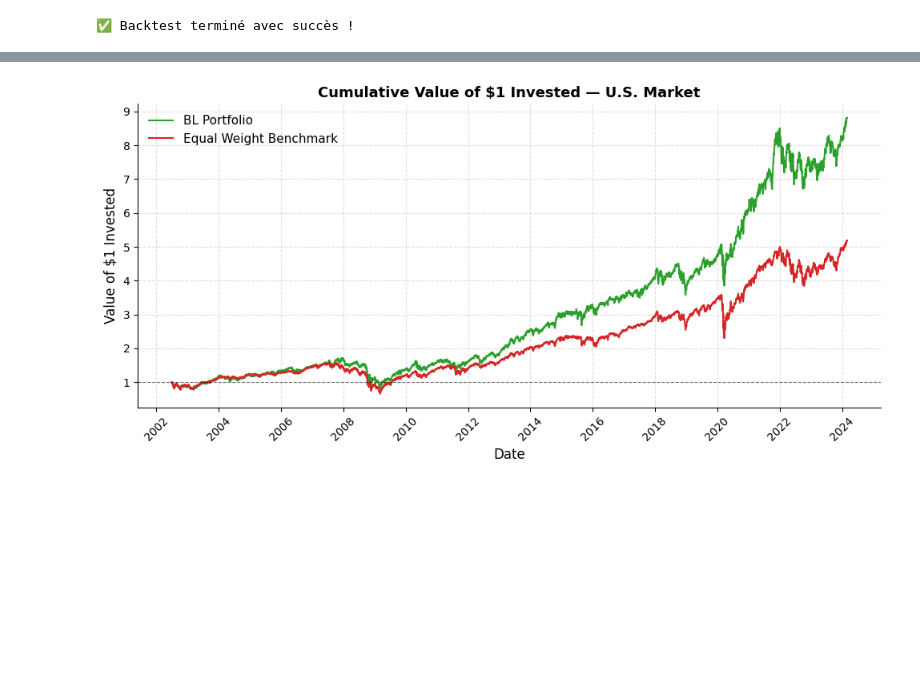
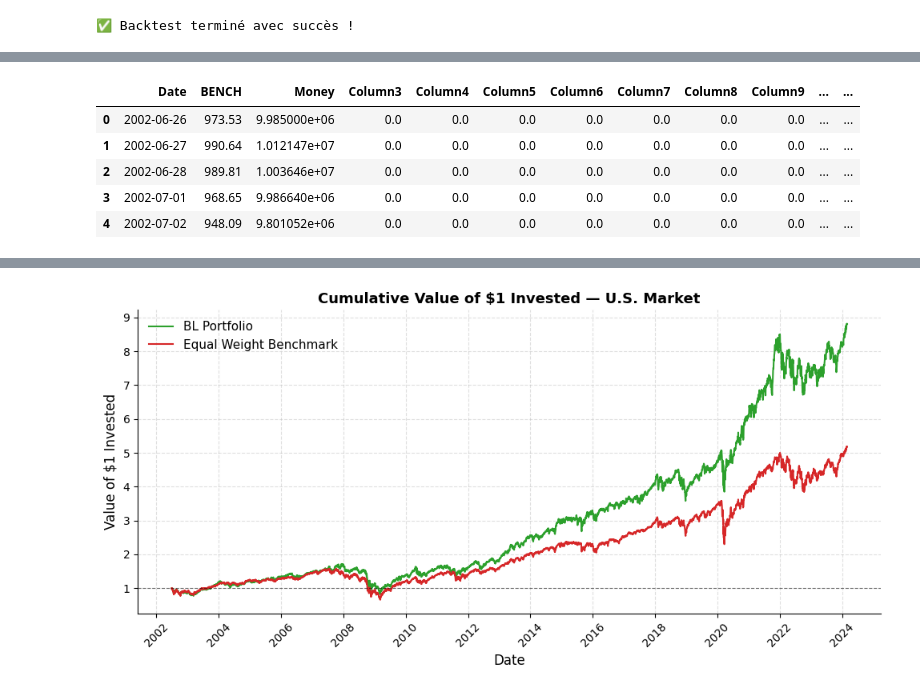
Before and after one commit to MaloBardin/Research-Project, a Jupyter notebook: Fix-Length US.ipynb, the cells around one changed output, grey strips where cells are left out. Cells and saved outputs as stored; diff of their text form; code cells hidden in the pictures; blank space fills up the shorter version.

```diff
--- a/Fix-Length US.ipynb
+++ b/Fix-Length US.ipynb
@@ -507,0 +420,93 @@ console.print("\n[green]✅ Backtest terminé avec succès ![/green]\n")
+# %%
+def MomentumStrategy(df, hist=6, hold=3, proportion=3, fees=False, start=0, alpha=0.99, rf=0.04):
+
+    hist_days = hist * 21
+    hold_days = hold * 21
+    asset_cols = list(range(2, df.shape[1]))
+
+    money        = 10_000_000
+    next_rebal   = start + hist_days
+    current_qtys = {}
+    daily_results = []
+
+    for day in range(start + hist_days, df.shape[0]):
+
+        if day == next_rebal:
+            scores = []
+            for col in asset_cols:
+                ret = df.iloc[day, col] / df.iloc[day - hist_days, col] - 1
+                scores.append((ret, col))
+
+            scores.sort(reverse=True)
+            long_cols = [col for _, col in scores[:proportion]]
+
+            if current_qtys:
+                money = sum(current_qtys[col] * df.iloc[day, col] for col in current_qtys)
+
+            if fees:
+                money -= 0.0005 * money * proportion
+
+            alloc = money / proportion
+            current_qtys = {col: alloc / df.iloc[day, col] for col in long_cols}
+            next_rebal = day + hold_days
+
+        portfolio_value = sum(current_qtys[col] * df.iloc[day, col] for col in current_qtys)
+
+        # --- Quantités par actif (0 si non détenu ce jour) ---
+        row = {
+            "Date":  df.iloc[day, 0],
+            "BENCH": df.iloc[day, 1],
+            "Money": portfolio_value
+        }
+        for col in asset_cols:
+            col_name = df.columns[col]  # nom de la colonne d'origine
+            row[col_name] = current_qtys.get(col, 0.0)
+
+        daily_results.append(row)
+
+    ResultDf = pd.DataFrame(daily_results).reset_index(drop=True)
+    n_days   = len(ResultDf)
+
+    # --- Portfolio metrics ---
+    pf_returns     = ResultDf["Money"].pct_change().dropna()
+    rf_daily       = rf / 252
+    excess_returns = pf_returns - rf_daily
+    sharpe         = excess_returns.mean() / excess_returns.std() * np.sqrt(252)
+    ann_return     = (ResultDf["Money"].iloc[-1] / ResultDf["Money"].iloc[0]) ** (252 / n_days) - 1
+    ann_vol        = pf_returns.std() * np.sqrt(252)
+    var            = -pf_returns.quantile(1 - alpha)
+    es             = -pf_returns[pf_returns <= -var].mean()
+    cummax         = ResultDf["Money"].cummax()
+    mdd            = (ResultDf["Money"] / cummax - 1).min()
+    mdd_date       = ResultDf.loc[(ResultDf["Money"] / cummax - 1).idxmin(), "Date"]
+
+    # --- Bench metrics ---
+    bench_series   = df.iloc[start + hist_days : start + hist_days + n_days, 1].reset_index(drop=True)
+    bench_returns  = bench_series.pct_change().dropna()
+    bench_excess   = bench_returns - rf_daily
+    bench_sharpe   = bench_excess.mean() / bench_excess.std() * np.sqrt(252)
+    bench_ann_ret  = (bench_series.iloc[-1] / bench_series.iloc[0]) ** (252 / n_days) - 1
+    bench_ann_vol  = bench_returns.std() * np.sqrt(252)
+    bench_var      = -bench_returns.quantile(1 - alpha)
+    bench_es       = -bench_returns[bench_returns <= -bench_var].mean()
+    bench_cummax   = bench_series.cummax()
+    bench_mdd      = (bench_series / bench_cummax - 1).min()
+
+    print("=" * 52)
+    print(f"  {'Métrique':<20} {'Portfolio':>12} {'BENCH':>12}")
+    print("=" * 52)
+    print(f"  {'Ann. Return':<20} {ann_return:>11.2%} {bench_ann_ret:>11.2%}")
+    print(f"  {'Ann. Vol':<20} {ann_vol:>11.2%} {bench_ann_vol:>11.2%}")
+    print(f"  {'Sharpe':<20} {sharpe:>11.2f} {bench_sharpe:>11.2f}")
+    print(f"  {'VaR daily ({:.0%})':<20} {var:>11.4%} {bench_var:>11.4%}".format(alpha))
+    print(f"  {'ES  daily ({:.0%})':<20} {es:>11.4%} {bench_es:>11.4%}".format(alpha))
+    print(f"  {'MDD':<20} {mdd:>11.2%} {bench_mdd:>11.2%}")
+    print(f"  {'MDD Date':<20} {str(mdd_date):>12}")
+    print("=" * 52)
+
+    return ResultDf
+
+
+MomDframe = MomentumStrategy(df, hist=6, hold=3, proportion=3, fees=True, start=0, alpha=0.99, rf=0.04)
+MomDframe.head()
+# %% [output]
@@ -507,0 +524,6 @@ console.print("\n[green]✅ Backtest terminé avec succès ![/green]\n")
+|  | Date | BENCH | Money | Column3 | Column4 | Column5 | Column6 | Column7 | Column8 | Column9 | ... | ... |
+| 0 | 2002-06-26 | 973.53 | 9.985000e+06 | 0.0 | 0.0 | 0.0 | 0.0 | 0.0 | 0.0 | 0.0 | ... | ... |
+| 1 | 2002-06-27 | 990.64 | 1.012147e+07 | 0.0 | 0.0 | 0.0 | 0.0 | 0.0 | 0.0 | 0.0 | ... | ... |
+| 2 | 2002-06-28 | 989.81 | 1.003646e+07 | 0.0 | 0.0 | 0.0 | 0.0 | 0.0 | 0.0 | 0.0 | ... | ... |
+| 3 | 2002-07-01 | 968.65 | 9.986640e+06 | 0.0 | 0.0 | 0.0 | 0.0 | 0.0 | 0.0 | 0.0 | ... | ... |
+| 4 | 2002-07-02 | 948.09 | 9.801052e+06 | 0.0 | 0.0 | 0.0 | 0.0 | 0.0 | 0.0 | 0.0 | ... | ... |
```
Also changed, not shown: parts of 6 cells of this notebook.
